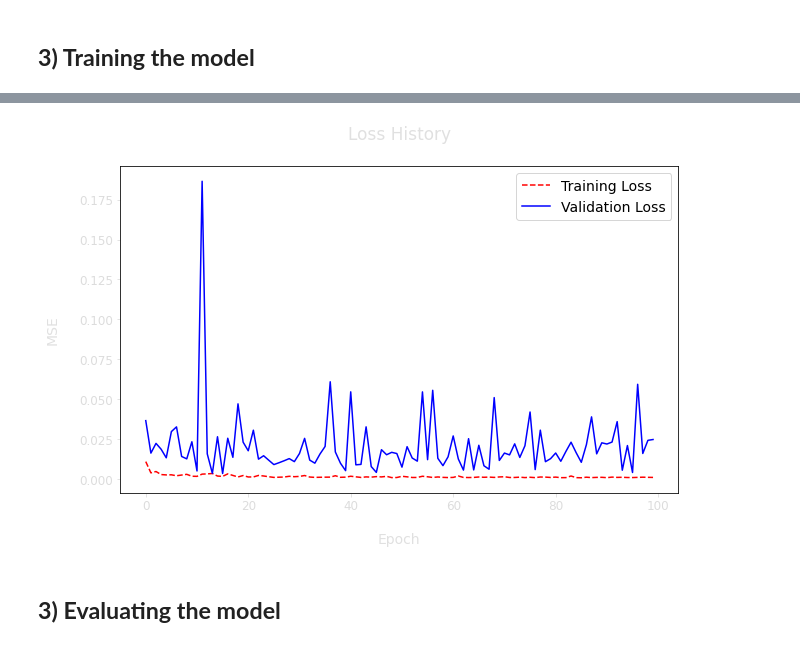
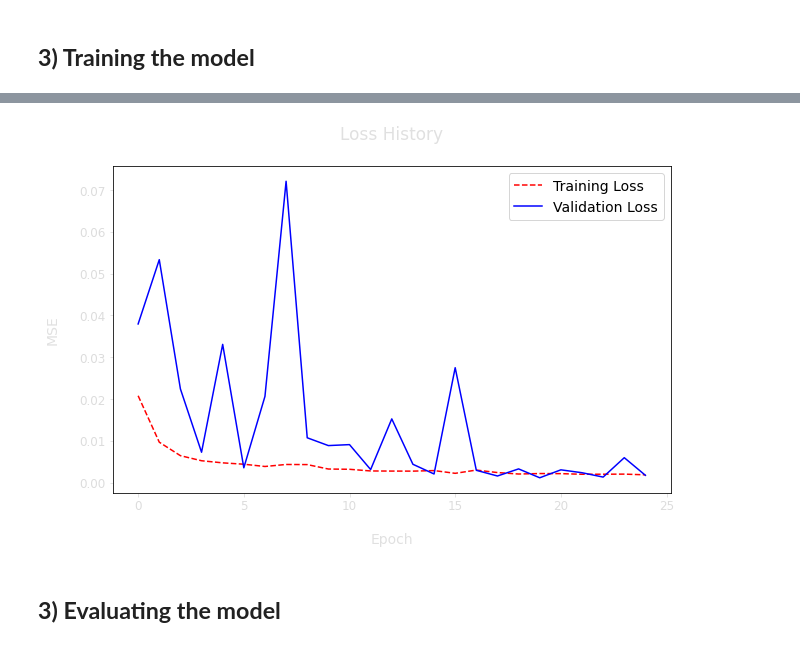
Before and after one commit to Talendar/stocks_prices_prediction, a Jupyter notebook: stocks_prediction.ipynb, the cells around one changed output, grey strips where cells are left out. Saved outputs shown, nothing was run; the diff lists cells and outputs as text; code cells hidden in the pictures.

```diff
--- a/stocks_prediction.ipynb
+++ b/stocks_prediction.ipynb
@@ -29,8 +51,8 @@ from stocks.aux.tf_callbacks import ClearCallback
 # %%
-NUM_SESSIONS = 50  # number of previous trading sessions the model will analyse in order to make a prediction
+NUM_SESSIONS = 15  # number of previous trading sessions the model will analyse in order to make a prediction
 NORMALIZE_LABELS = True
 
-TRAIN_PC, VAL_PC, TEST_PC = 0.85, 0.1, 0.05
+TRAIN_PC, VAL_PC, TEST_PC = 0.8, 0.12, 0.08
 assert (TRAIN_PC + VAL_PC + TEST_PC) == 1
 
 LABELS_NAMES = [    # values that the model will try to predict
@@ -41,7 +63,7 @@ LABELS_NAMES = [    # values that the model will try to predict
 # %% [markdown]
 #### **1.1) Fetching stocks prices**
 # %%
-data = Ticker("^BSP").history(start="2002-01-01",
+data = Ticker("^BVSP").history(start="2007-01-01",
                                #end="2020-12-04",
                                interval="1d")
 data.reset_index("symbol", inplace=True, drop=True)
@@ -248,7 +270,7 @@ model.compile(loss=tf.losses.MeanSquaredError(),
                        #tf.metrics.MeanAbsolutePercentageError()])
 
 # training
-epochs = 100
+epochs = 25
 history = model.fit(data.train_ds.shuffle(buffer_size=len(data.train_ds)),
                     validation_data=data.val_ds,
                     epochs=epochs,
@@ -274,4 +296,4 @@ plt.show();
-[figure, old version]
+[figure, new version]
 # %% [markdown]
 ## **3) Evaluating the model**
 # %% [markdown]
```
Also changed, not shown: parts of 9 cells of this notebook.
